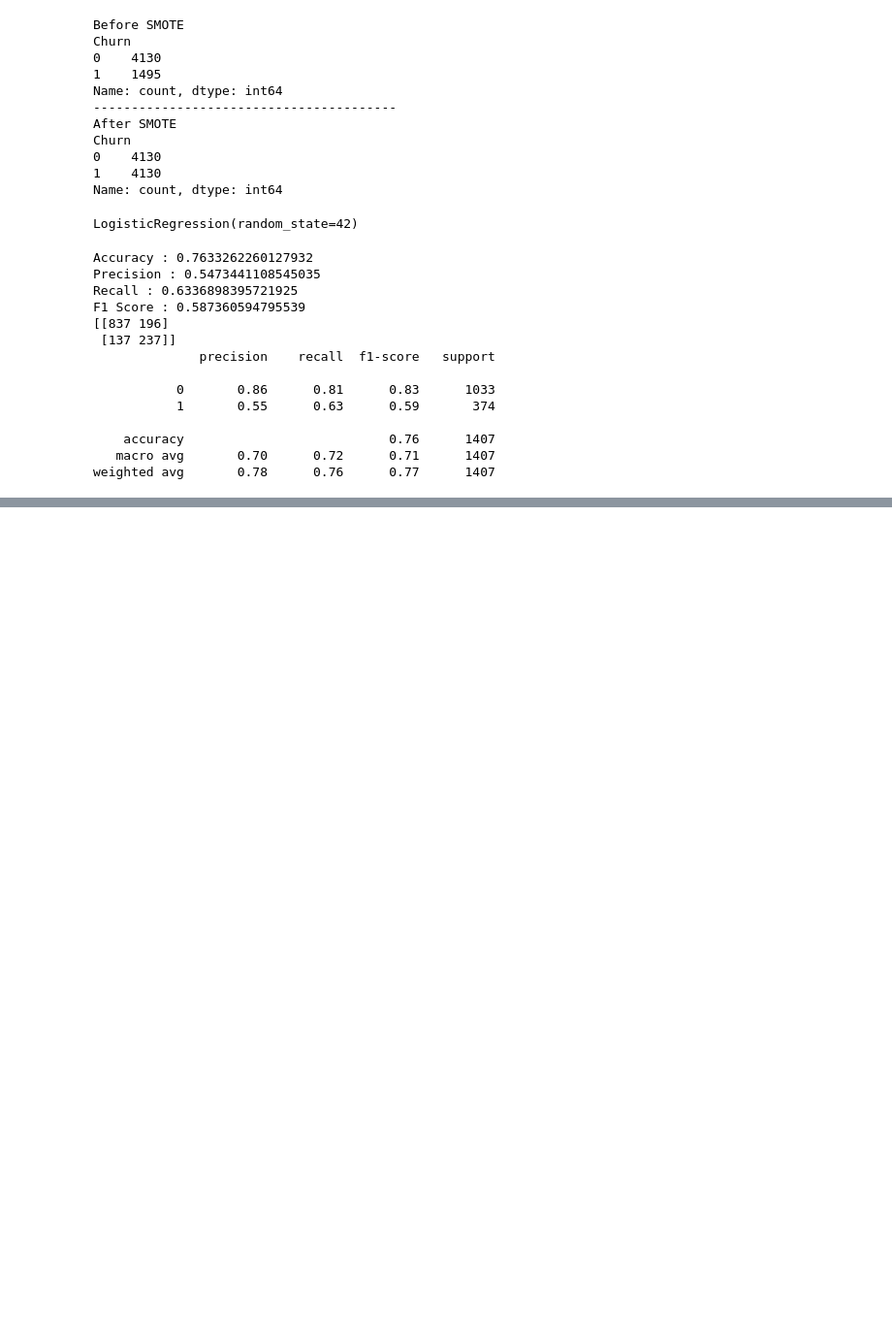
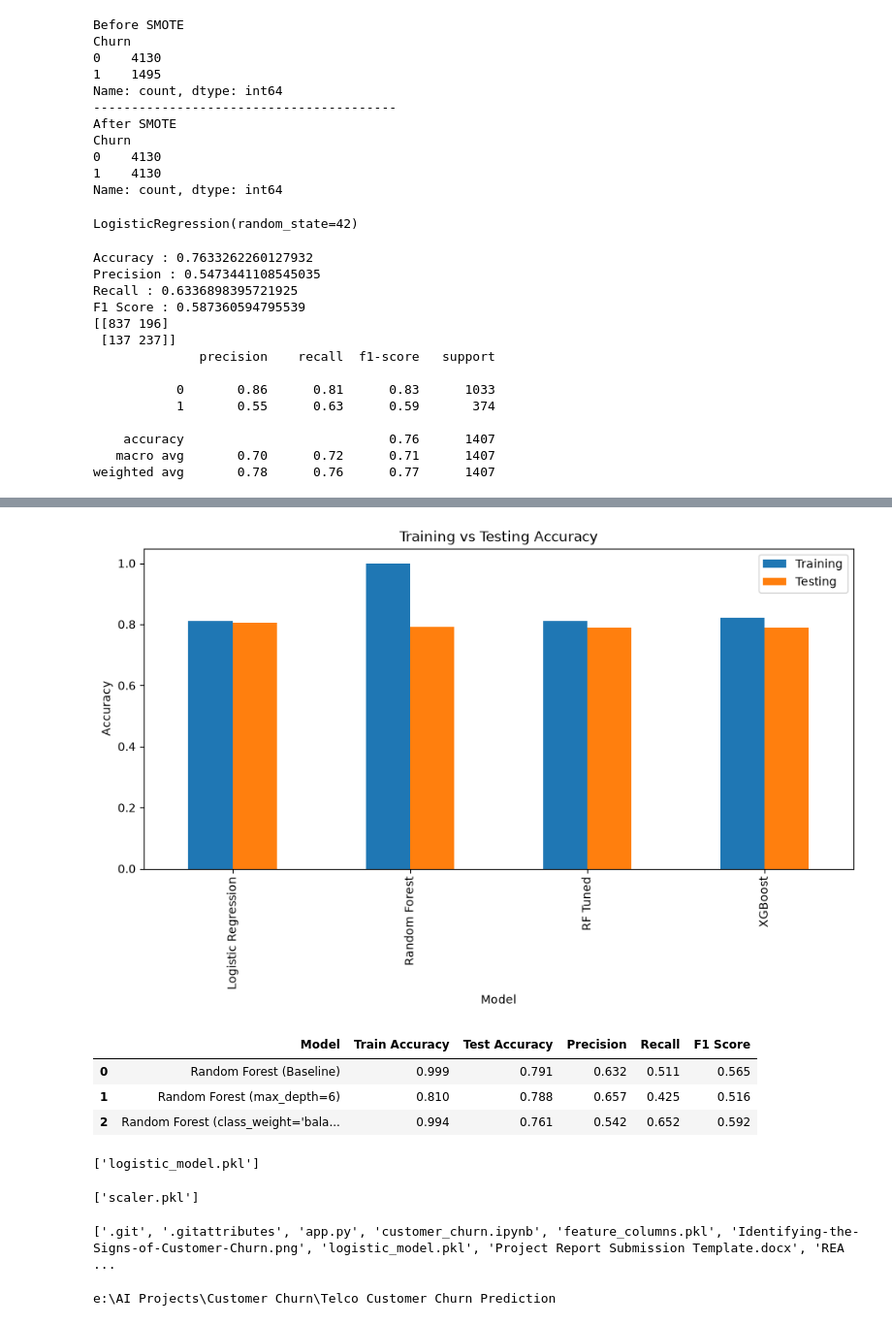
Before and after one commit to nehamehra8586866-bit/Customer-Churn-Prediction, a Jupyter notebook: customer_churn.ipynb, the cells around one changed output, grey strips where cells are left out. Shown at 97% size. Drawn from its saved outputs; the diff is of its cells as text; code cells hidden in the pictures; blank space fills up the shorter version.

```diff
--- a/customer_churn.ipynb
+++ b/customer_churn.ipynb
@@ -833,0 +1020,76 @@ weighted avg       0.78      0.76      0.77      1407
+# %%
+comparison = pd.DataFrame({
+
+    "Model":[
+        "Logistic Regression",
+        "Random Forest",
+        "RF Tuned",
+        "XGBoost"
+    ],
+
+    "Training":[
+        0.81,
+        0.999,
+        0.81,
+        0.823,
+    ],
+
+    "Testing":[
+        0.804,
+        0.791,
+        0.790,
+        0.790,
+    ]
+
+})
+
+comparison.set_index("Model").plot(
+    kind="bar",
+    figsize=(11,5)
+)
+
+plt.title("Training vs Testing Accuracy")
+
+plt.ylabel("Accuracy")
+
+plt.show()
+# %% [output]
+[figure, added]
+# %%
+comparison_df.style\
+.background_gradient(
+    subset=["Test Accuracy","Precision","Recall","F1 Score"],
+    cmap="Greens"
+)\
+.format({
+    "Train Accuracy":"{:.3f}",
+    "Test Accuracy":"{:.3f}",
+    "Precision":"{:.3f}",
+    "Recall":"{:.3f}",
+    "F1 Score":"{:.3f}"
+})
+# %% [output]
+|  | Model | Train Accuracy | Test Accuracy | Precision | Recall | F1 Score |
+| 0 | Random Forest (Baseline) | 0.999 | 0.791 | 0.632 | 0.511 | 0.565 |
+| 1 | Random Forest (max_depth=6) | 0.810 | 0.788 | 0.657 | 0.425 | 0.516 |
+| 2 | Random Forest (class_weight='bala... | 0.994 | 0.761 | 0.542 | 0.652 | 0.592 |
+# %%
+joblib.dump(model,"logistic_model.pkl")
+# %% [output]
+['logistic_model.pkl']
+# %%
+joblib.dump(scaler,"scaler.pkl")
+# %% [output]
+['scaler.pkl']
+# %%
+import os
+
+print(os.listdir())
+# %% [output]
+['.git', '.gitattributes', 'app.py', 'customer_churn.ipynb', 'feature_columns.pkl', 'Identifying-the-Signs-of-Customer-Churn.png', 'logistic_model.pkl', 'Project Report Submission Template.docx', 'REA ...
+# %%
+import os
+
+print(os.getcwd())
+# %% [output]
+e:\AI Projects\Customer Churn\Telco Customer Churn Prediction
```
Also changed, not shown: parts of 16 cells of this notebook.
